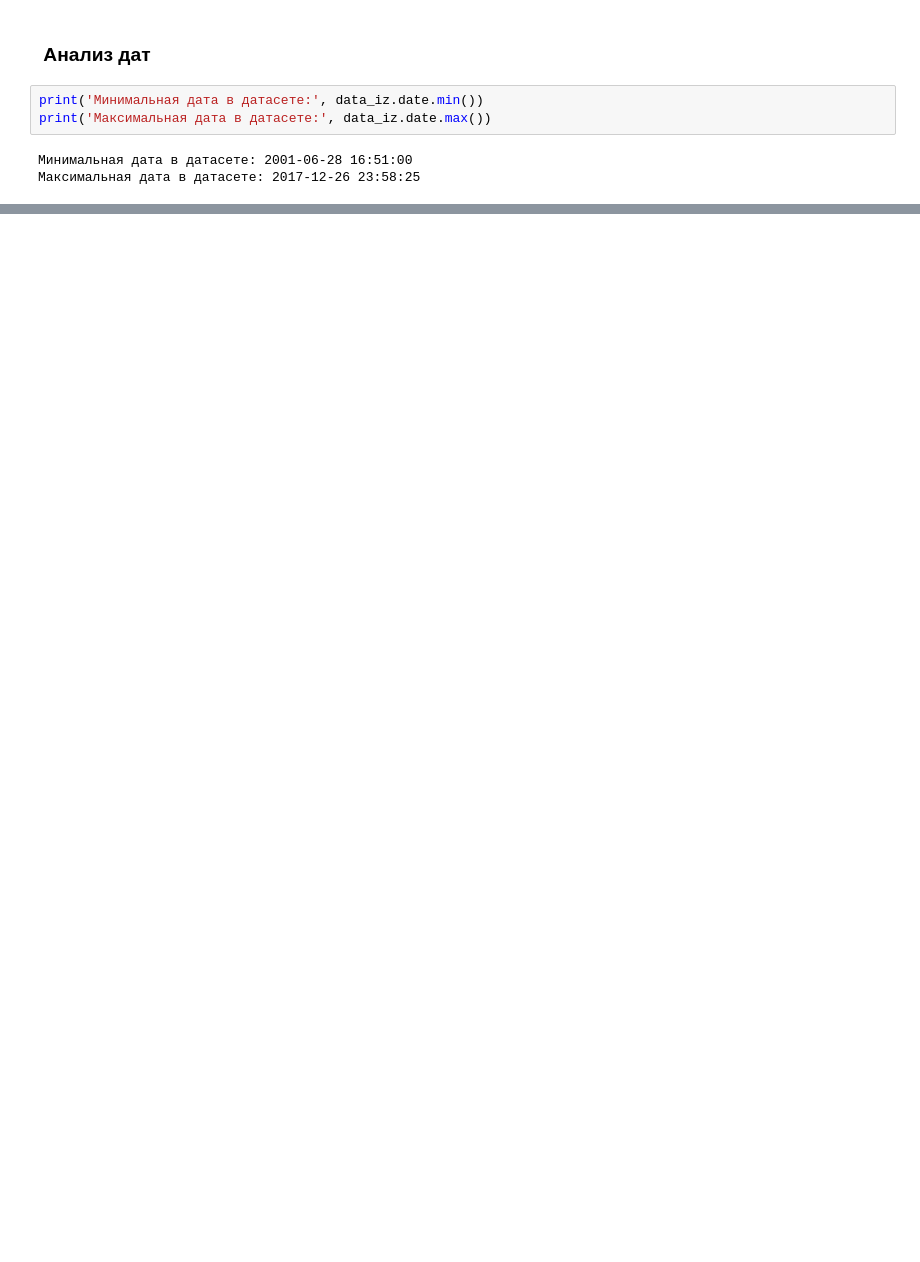
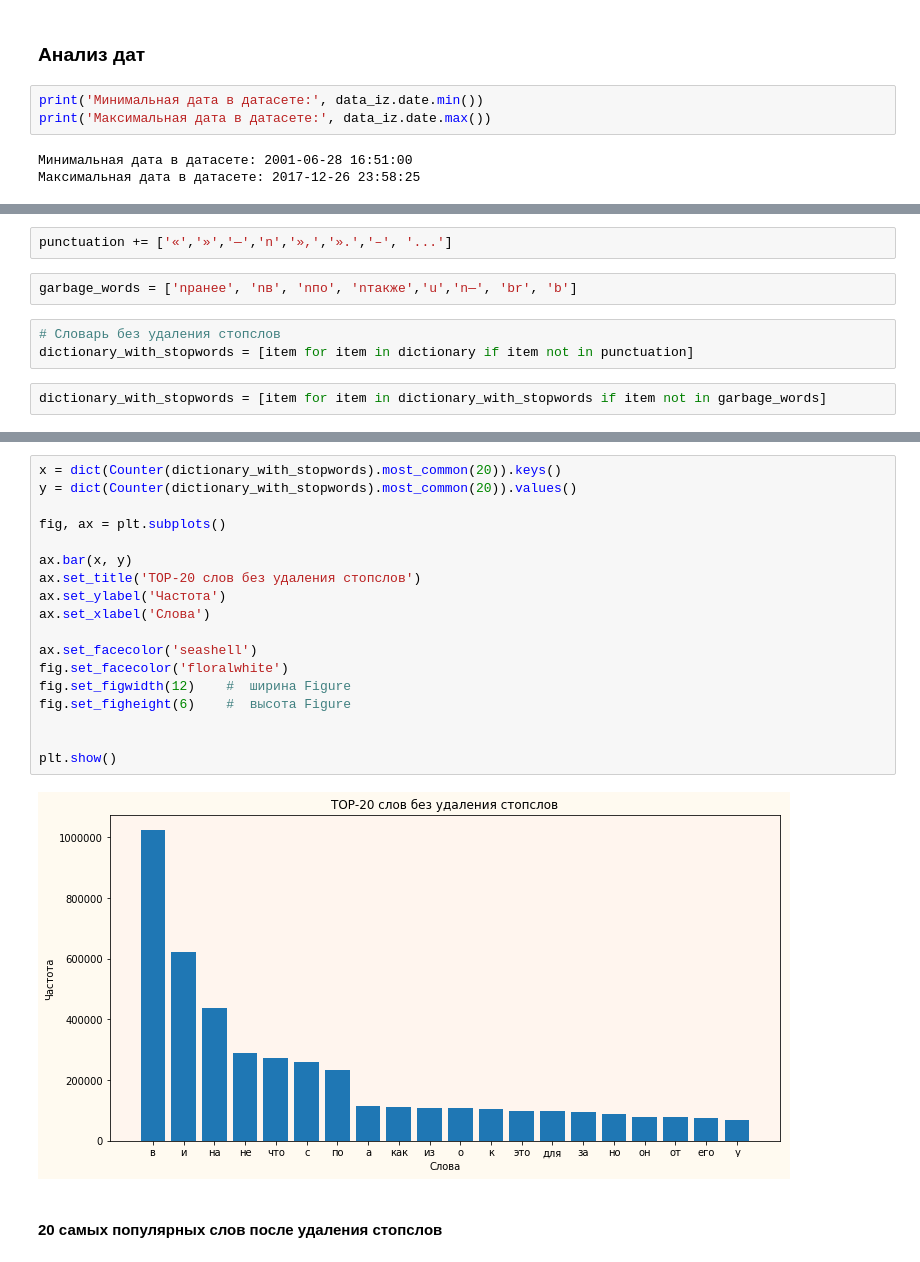
Before and after one commit to vetedde/proj_news_viz, a Jupyter notebook: analysis/news_source_analysis_iz.ipynb, the cells around one changed output, grey strips where cells are left out. Drawn from its saved outputs; the diff is of its cells as text; blank space fills up the shorter version.

```diff
--- a/analysis/news_source_analysis_iz.ipynb
+++ b/analysis/news_source_analysis_iz.ipynb
@@ -256,0 +221,9 @@ plt.show()
+# %%
+punctuation += ['«','»','—','n','»,','».','–', '...']
+# %%
+garbage_words = ['nранее', 'nв', 'nпо', 'nтакже','u','n—', 'br', 'b']
+# %%
+# Словарь без удаления стопслов
+dictionary_with_stopwords = [item for item in dictionary if item not in punctuation]
+# %%
+dictionary_with_stopwords = [item for item in dictionary_with_stopwords if item not in garbage_words]
@@ -256,0 +267,22 @@ plt.show()
+# %%
+x = dict(Counter(dictionary_with_stopwords).most_common(20)).keys()
+y = dict(Counter(dictionary_with_stopwords).most_common(20)).values()
+
+fig, ax = plt.subplots()
+
+ax.bar(x, y)
+ax.set_title('TOP-20 слов без удаления стопслов')
+ax.set_ylabel('Частота')
+ax.set_xlabel('Слова')
+
+ax.set_facecolor('seashell')
+fig.set_facecolor('floralwhite')
+fig.set_figwidth(12)    #  ширина Figure
+fig.set_figheight(6)    #  высота Figure
+
+
+plt.show()
+# %% [output]
+[figure, added]
+# %% [markdown]
+#### 20 самых популярных слов после удаления стопслов
```
Also changed, not shown: parts of 58 cells of this notebook, 1 other file.
